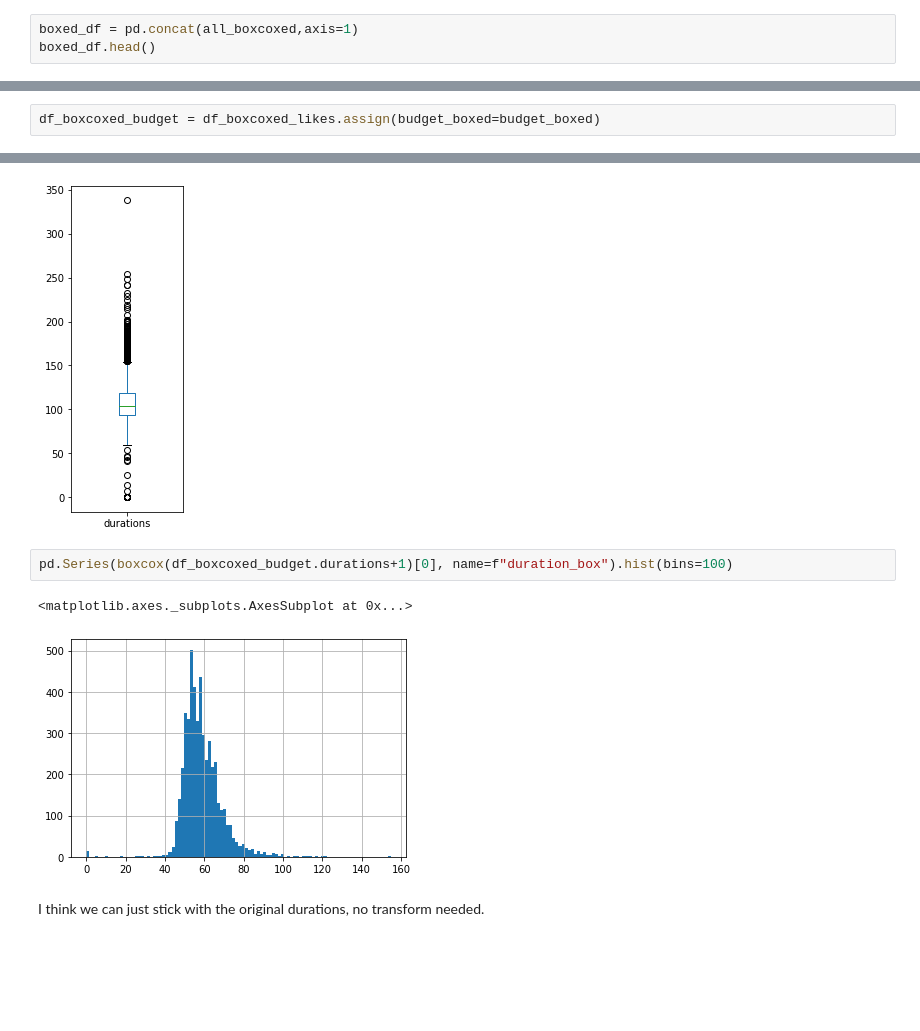
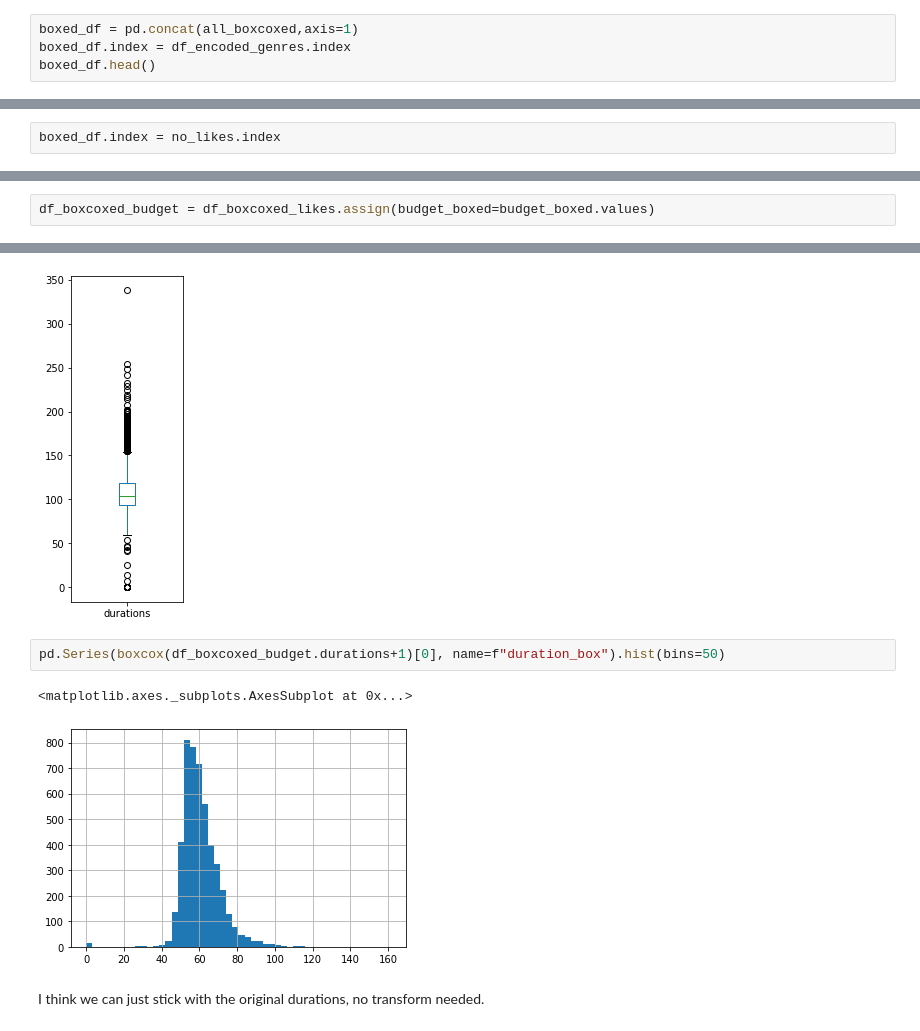
Before and after one commit to boscacci/IMdB-Regression, a Jupyter notebook: src/Good_Film_Bad_Film.ipynb, the cells around one changed output, grey strips where cells are left out. Drawn from its saved outputs; the diff is of its cells as text; blank space fills up the shorter version.

```diff
--- a/src/Good_Film_Bad_Film.ipynb
+++ b/src/Good_Film_Bad_Film.ipynb
@@ -742,6 +1109,7 @@ Seems good
 all_boxcoxed = [pd.Series(boxcox(likes[col]+1)[0], name=f"{col}_box") for col in likes.columns]
 # %%
 boxed_df = pd.concat(all_boxcoxed,axis=1)
+boxed_df.index = df_encoded_genres.index
 boxed_df.head()
 # %% [output]
 |  | actor_1_facebook_likes_box | actor_2_facebook_likes_box | actor_3_facebook_likes_box | director_facebook_likes_box | ... |
@@ -771,5 +1140,7 @@ cast_total_facebook_likes_box
 # %%
 no_likes = df_encoded_genres.drop([col for col in df_encoded_genres if "likes" in col], axis=1)
+# %%
+boxed_df.index = no_likes.index
 # %%
 df_boxcoxed_likes = pd.concat([no_likes, boxed_df],axis=1)
 # %%
@@ -813,2 +1177,2 @@ del df_boxcoxed_likes['filled_budget']
 # %%
-df_boxcoxed_budget = df_boxcoxed_likes.assign(budget_boxed=budget_boxed)
+df_boxcoxed_budget = df_boxcoxed_likes.assign(budget_boxed=budget_boxed.values)
@@ -830,10 +1202,10 @@ df_boxcoxed_budget.durations.plot(kind='box',figsize=(2,6))
 <matplotlib.axes._subplots.AxesSubplot at 0x...>
 [figure]
 # %%
-pd.Series(boxcox(df_boxcoxed_budget.durations+1)[0], name=f"duration_box").hist(bins=100)
+pd.Series(boxcox(df_boxcoxed_budget.durations+1)[0], name=f"duration_box").hist(bins=50)
 # %% [output]
 <matplotlib.axes._subplots.AxesSubplot at 0x...>
-[figure, old version]
+[figure, new version]
 # %% [markdown]
 I think we can just stick with the original durations, no transform needed.
 # %% [markdown]
```
Also changed, not shown: parts of 221 cells of this notebook, 1 other file.
